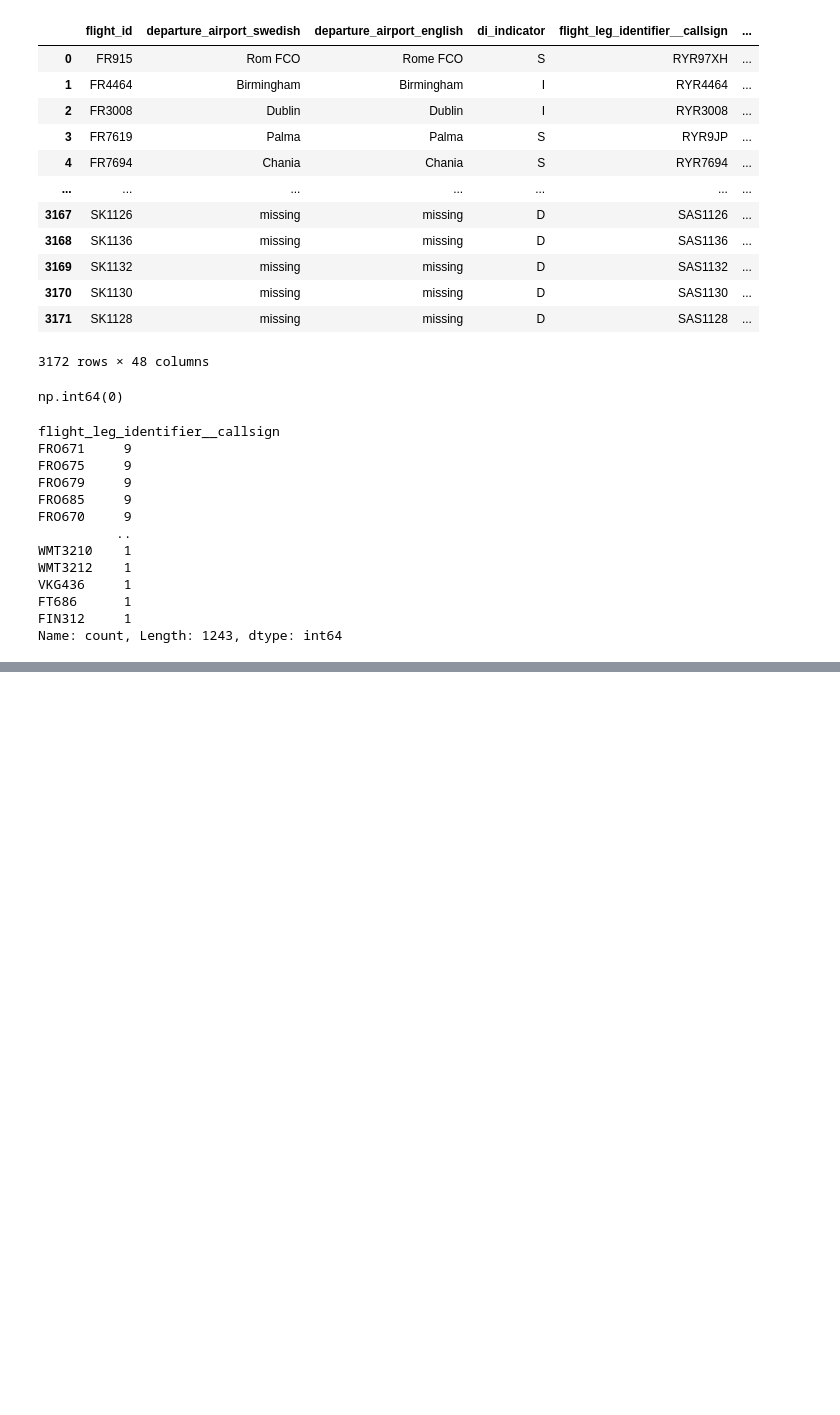
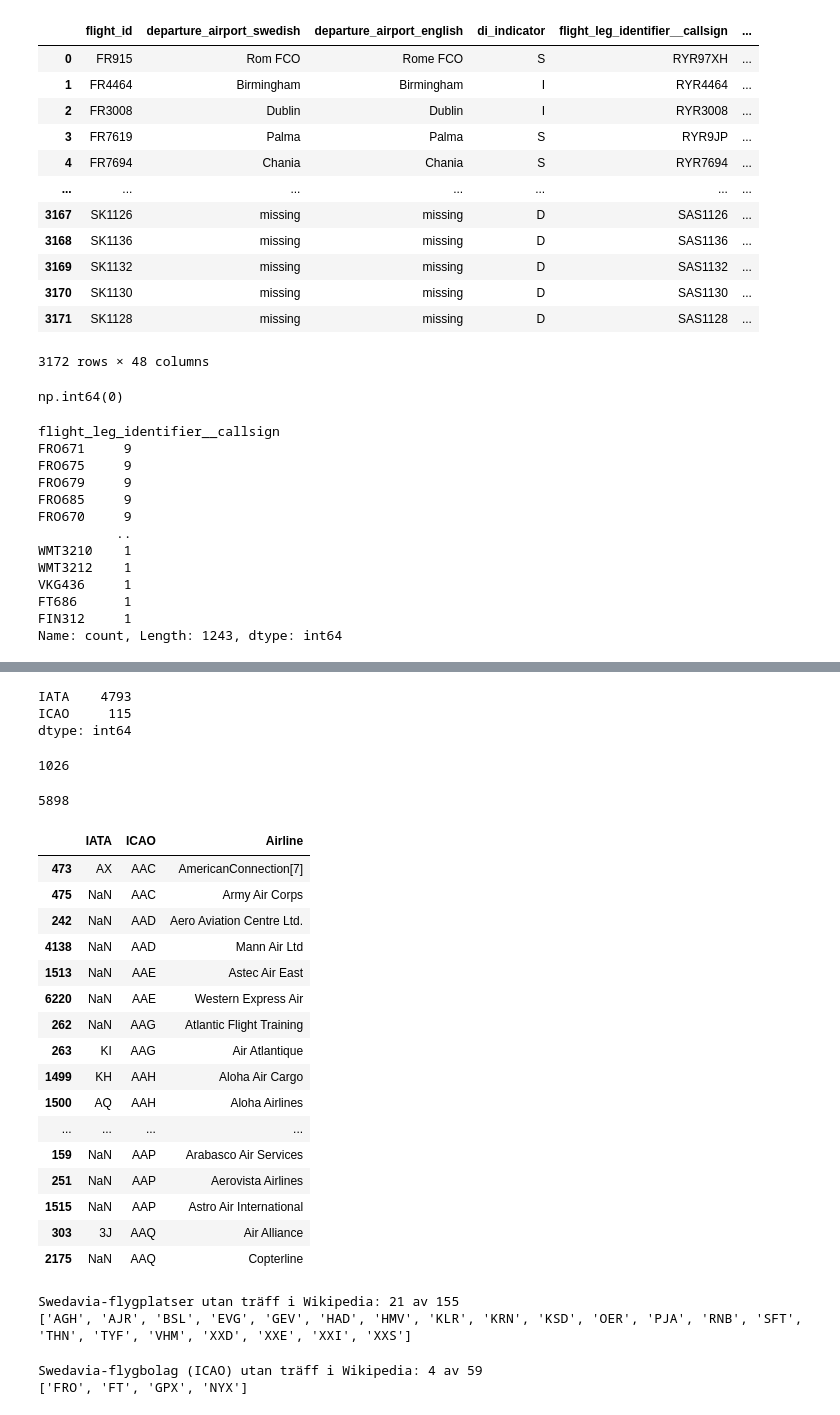
Before and after one commit to zmacken/lab_data_warehouse_group_3, a Jupyter notebook: EDA/anton_eda.ipynb, the cells around one changed output, grey strips where cells are left out. Cells and saved outputs as stored; diff of their text form; code cells hidden in the pictures; blank space fills up the shorter version.

Commit message:
test: IATA and ICAO CSV crosscheck testing

```diff
--- a/EDA/anton_eda.ipynb
+++ b/EDA/anton_eda.ipynb
@@ -130,3 +130,9 @@ VKG436     1
 FT686      1
 FIN312     1
 Name: count, Length: 1243, dtype: int64
+# %%
+import pandas as pd
+
+# --- Läs in CSV-filerna ---
+airports = pd.read_csv("../scraping/data/international_airports.csv")
+airlines = pd.read_csv("../scraping/data/iata_airlines.csv")
@@ -132,0 +156,54 @@ Name: count, Length: 1243, dtype: int64
+# %%
+airlines[["IATA", "ICAO"]].isna().sum()
+# %% [output]
+IATA    4793
+ICAO     115
+dtype: int64
+# %%
+airlines["IATA"].nunique()
+# %% [output]
+1026
+# %%
+airlines["ICAO"].nunique()
+# %% [output]
+5898
+# %%
+dup_icao = airlines[airlines.duplicated("ICAO", keep=False) & airlines["ICAO"].notna()]
+dup_icao.sort_values("ICAO")[["IATA", "ICAO", "Airline"]].head(20)
+# %% [output]
+|  | IATA | ICAO | Airline |
+| 473 | AX | AAC | AmericanConnection[7] |
+| 475 | NaN | AAC | Army Air Corps |
+| 242 | NaN | AAD | Aero Aviation Centre Ltd. |
+| 4138 | NaN | AAD | Mann Air Ltd |
+| 1513 | NaN | AAE | Astec Air East |
+| 6220 | NaN | AAE | Western Express Air |
+| 262 | NaN | AAG | Atlantic Flight Training |
+| 263 | KI | AAG | Air Atlantique |
+| 1499 | KH | AAH | Aloha Air Cargo |
+| 1500 | AQ | AAH | Aloha Airlines |
+| ... | ... | ... | ... |
+| 159 | NaN | AAP | Arabasco Air Services |
+| 251 | NaN | AAP | Aerovista Airlines |
+| 1515 | NaN | AAP | Astro Air International |
+| 303 | 3J | AAQ | Air Alliance |
+| 2175 | NaN | AAQ | Copterline |
+# %%
+#lite hjälp från AI för att veta vad som är rätt sätt att koda en crosscheck emot CSV och df.
+#saknade o göra en concat när jag testade utan hjälp...
+sw_airports = pd.concat([df["flight_leg_identifier__departure_airport_iata"],
+                         df["flight_leg_identifier__arrival_airport_iata"]]).unique()
+missing_airports = sorted(set(sw_airports) - set(airports["IATA Code"].dropna()))
+print(f"\nSwedavia-flygplatser utan träff i Wikipedia: {len(missing_airports)} av {len(sw_airports)}")
+print(missing_airports)
+# %% [output]
+Swedavia-flygplatser utan träff i Wikipedia: 21 av 155
+['AGH', 'AJR', 'BSL', 'EVG', 'GEV', 'HAD', 'HMV', 'KLR', 'KRN', 'KSD', 'OER', 'PJA', 'RNB', 'SFT', 'THN', 'TYF', 'VHM', 'XXD', 'XXE', 'XXI', 'XXS']
+# %%
+sw_airlines = df["airline_operator__icao"].unique()
+missing_airlines = sorted(set(sw_airlines) - set(airlines["ICAO"].dropna()))
+print(f"Swedavia-flygbolag (ICAO) utan träff i Wikipedia: {len(missing_airlines)} av {len(sw_airlines)}")
+print(missing_airlines)
+# %% [output]
+Swedavia-flygbolag (ICAO) utan träff i Wikipedia: 4 av 59
+['FRO', 'FT', 'GPX', 'NYX']
```
Also changed, not shown: parts of 3 cells of this notebook.
